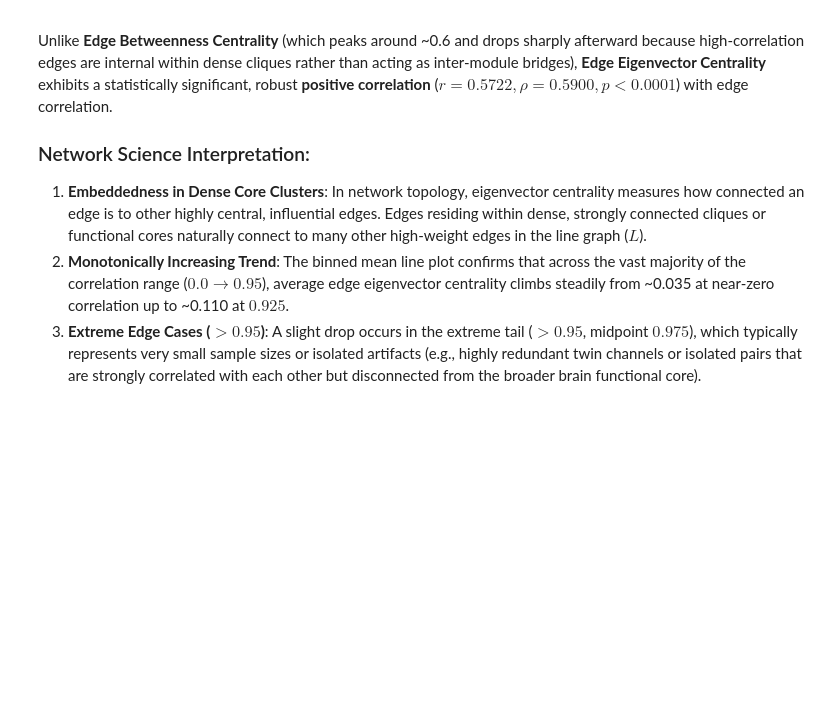
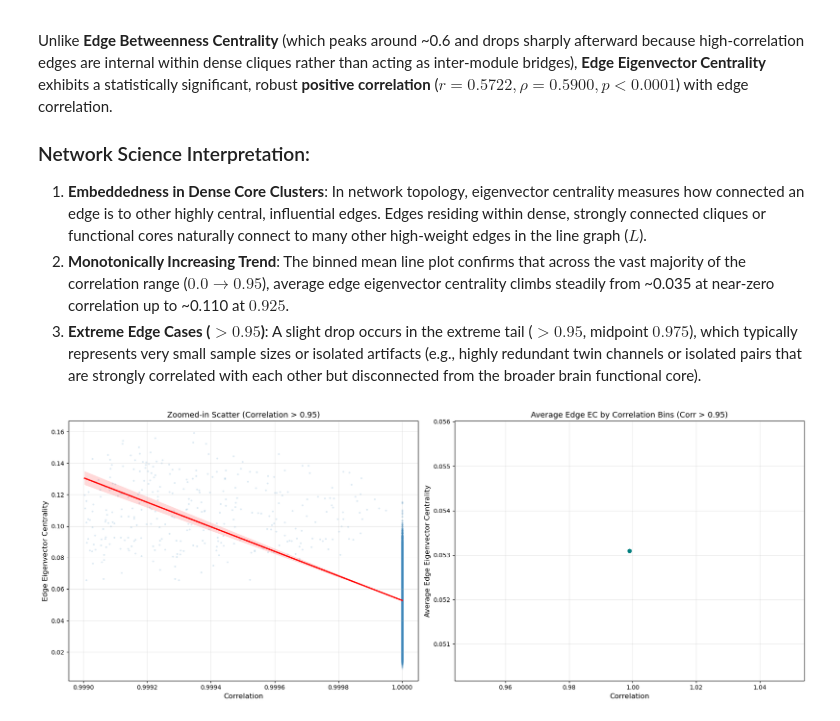
Before and after one commit to AlooKaLaddoo/HonoursM26, a Jupyter notebook: hypothesisCheck_edgeEigenvector.ipynb, the cells around one changed output. Cells and saved outputs as stored; diff of their text form; code cells hidden in the pictures; blank space fills up the shorter version.

```diff
--- a/hypothesisCheck_edgeEigenvector.ipynb
+++ b/hypothesisCheck_edgeEigenvector.ipynb
@@ -113,3 +113,33 @@ Unlike **Edge Betweenness Centrality** (which peaks around ~0.6 and drops sharpl
 1. **Embeddedness in Dense Core Clusters**: In network topology, eigenvector centrality measures how connected an edge is to other highly central, influential edges. Edges residing within dense, strongly connected cliques or functional cores naturally connect to many other high-weight edges in the line graph ($L$).
 2. **Monotonically Increasing Trend**: The binned mean line plot confirms that across the vast majority of the correlation range ($0.0 \rightarrow 0.95$), average edge eigenvector centrality climbs steadily from ~0.035 at near-zero correlation up to ~0.110 at $0.925$.
 3. **Extreme Edge Cases ($>0.95$)**: A slight drop occurs in the extreme tail ($>0.95$, midpoint $0.975$), which typically represents very small sample sizes or isolated artifacts (e.g., highly redundant twin channels or isolated pairs that are strongly correlated with each other but disconnected from the broader brain functional core).
+# %%
+# Plot 3: Zoomed-in versions for correlation nearly equal to 1 (e.g., > 0.95)
+high_corr_df = df_plot[df_plot['Correlation'] > 0.999].copy()
+
+fig, axes = plt.subplots(1, 2, figsize=(18, 7))
+
+# Zoomed Scatter Plot
+sns.regplot(data=high_corr_df, x='Correlation', y='Edge Eigenvector', ax=axes[0],
+            scatter_kws={'alpha':0.1, 's':5}, line_kws={'color':'red'})
+axes[0].set_title('Zoomed-in Scatter (Correlation > 0.95)', fontsize=13)
+axes[0].set_xlabel('Correlation', fontsize=12)
+axes[0].set_ylabel('Edge Eigenvector Centrality', fontsize=12)
+axes[0].grid(True, alpha=0.3)
+
+# Zoomed Binned Line Graph
+# Use smaller bins for this high range
+high_corr_df['Correlation Bin'] = pd.cut(high_corr_df['Correlation'], bins=np.linspace(0.95, 1.0, 21))
+bin_means_high = high_corr_df.groupby('Correlation Bin', observed=True)['Edge Eigenvector'].mean().reset_index()
+bin_means_high['Correlation Midpoint'] = bin_means_high['Correlation Bin'].apply(lambda x: x.mid).astype(float)
+
+sns.lineplot(data=bin_means_high, x='Correlation Midpoint', y='Edge Eigenvector', marker='o', ax=axes[1], color='teal', linewidth=2.5, markersize=8)
+axes[1].set_title('Average Edge EC by Correlation Bins (Corr > 0.95)', fontsize=13)
+axes[1].set_xlabel('Correlation', fontsize=12)
+axes[1].set_ylabel('Average Edge Eigenvector Centrality', fontsize=12)
+axes[1].grid(True, alpha=0.3)
+
+plt.tight_layout()
+plt.show()
+# %% [output]
+[figure, added]
```
Also changed, not shown: parts of 2 cells of this notebook, 14 other files.
